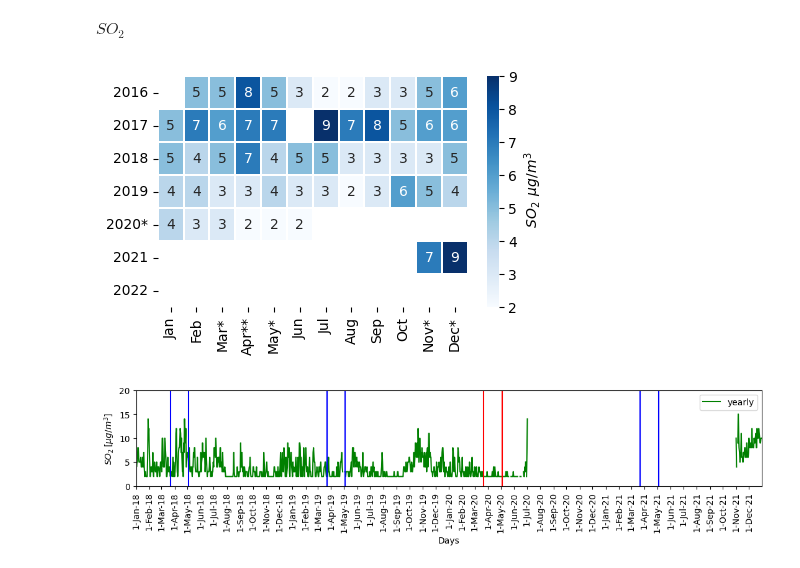
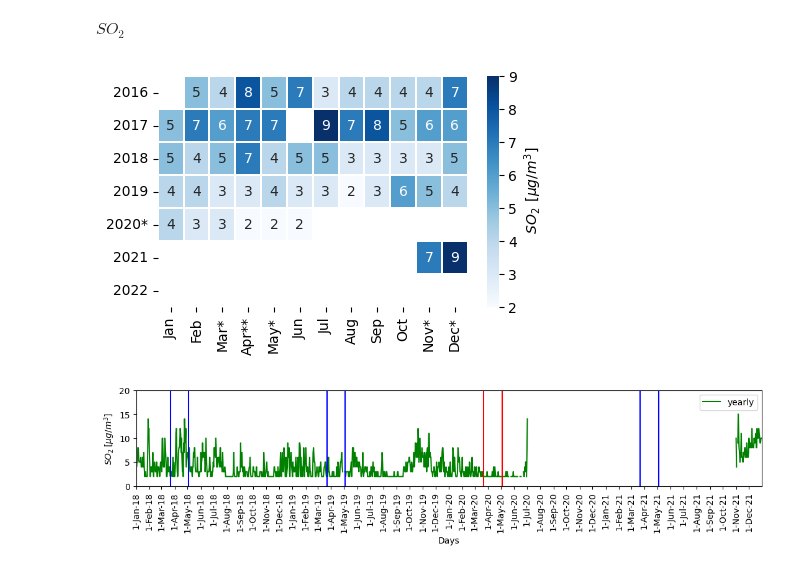
Before and after one commit to costpetrides/Air-pollution-COVID-19-impact, a Jupyter notebook: Yearly/ATH.ipynb, the cells around one changed output. Cells and saved outputs as stored; diff of their text form; code cells hidden in the pictures.

```diff
--- a/Yearly/ATH.ipynb
+++ b/Yearly/ATH.ipynb
@@ -35,32 +35,32 @@ $SO_{2}$
 # %%
 import numpy as np
 import seaborn as sn
 import matplotlib.pyplot as plt
 import pandas as pd
 
 
-array = [[ None,    5,    5,    8,    5,    3,    2,    2,    3,    3,    5,    6],
+array = [[ None,    5,    4,    8,    5,    7,    3,    4,    4,    4,    4,    7],
          [    5,    7,    6,    7,    7, None,    9,    7,    8,    5,    6,    6],
          [    5,    4,    5,    7,    4,    5,    5,    3,    3,    3,    3,    5],    # G: years and S: months
          [    4,    4,    3,    3,    4,    3,    3,    2,    3,    6,    5,    4],
          [    4,    3,    3,    2,    2,    2, None, None, None, None, None, None],
          [ None, None, None, None, None, None, None, None, None, None,    7,    9],
          [ None, None, None, None, None, None, None, None, None, None, None, None]]
 
 month=['Jan', 'Feb', 'Mar*', 'Apr**', 'May*', 'Jun', 'Jul', 'Aug', 'Sep', 'Oct', 'Nov*', 'Dec*']
 year=['2016','2017','2018','2019','2020*','2021', '2022']
 
 df_cm = pd.DataFrame(array, index = year,
                      columns = month)
 
 plt.figure(figsize = (5,3))
 
-sn.heatmap(df_cm, annot=True, linewidth=0.01, cbar_kws={'label': ' $SO_{2} \:\: μg/m^{3}$'}, cmap='Blues',fmt='g')
+sn.heatmap(df_cm, annot=True, linewidth=0.01, cbar_kws={'label': ' $SO_{2} \:\: [μg/m^{3}]$'}, cmap='Blues',fmt='g')
 
 plt.savefig('heatmap.png')
 plt.savefig('heatmap.pdf')
 # %% [output]
-[figure, old version]
+[figure, new version]
 # %%
 plt.figure(figsize=(13,2))
 
```
Also changed, not shown: parts of 4 cells of this notebook.
